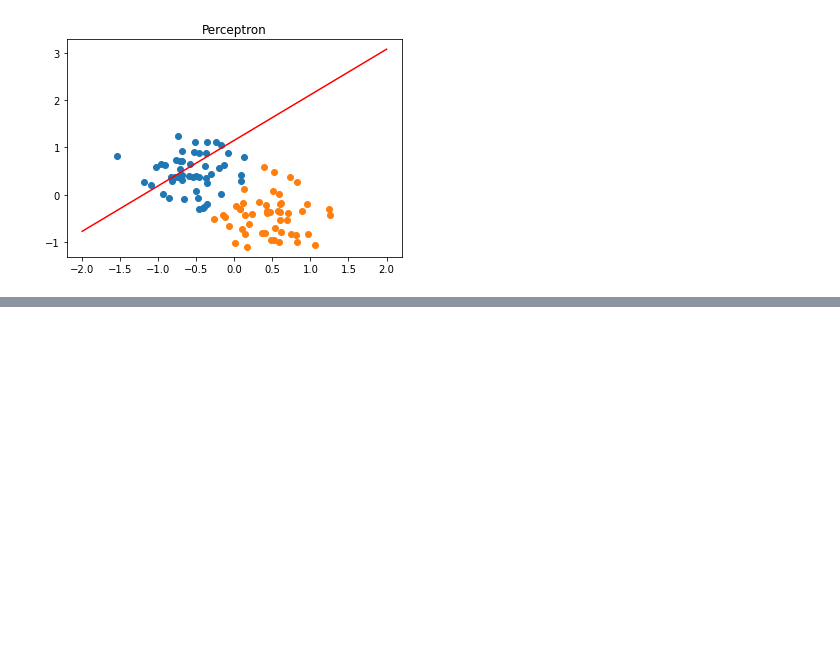
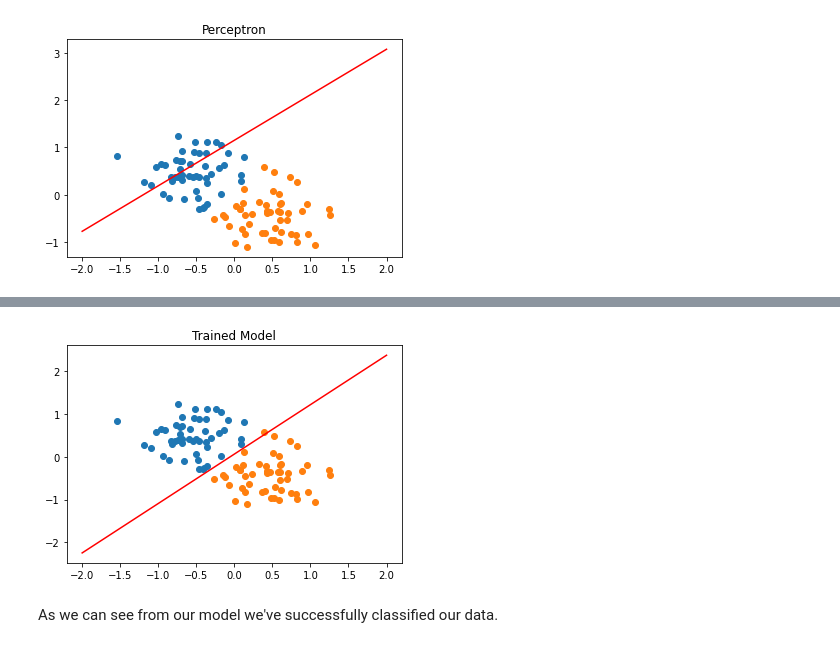
Before and after one commit to BeytullahYayla/Deep-Learning-Fundamentals, a Jupyter notebook: Pytorch/Perceptrons.ipynb, the cells around one changed output, grey strips where cells are left out. Saved outputs shown, nothing was run; the diff lists cells and outputs as text; code cells hidden in the pictures; blank space fills up the shorter version.

```diff
--- a/Pytorch/Perceptrons.ipynb
+++ b/Pytorch/Perceptrons.ipynb
@@ -95,0 +127,6 @@ RuntimeError: ignored
+# %%
+plot_fit("Trained Model")
+# %% [output]
+[figure, added]
+# %% [markdown]
+As we can see from our model we've successfully classified our data.
```
Also changed, not shown: parts of 4 cells of this notebook.
